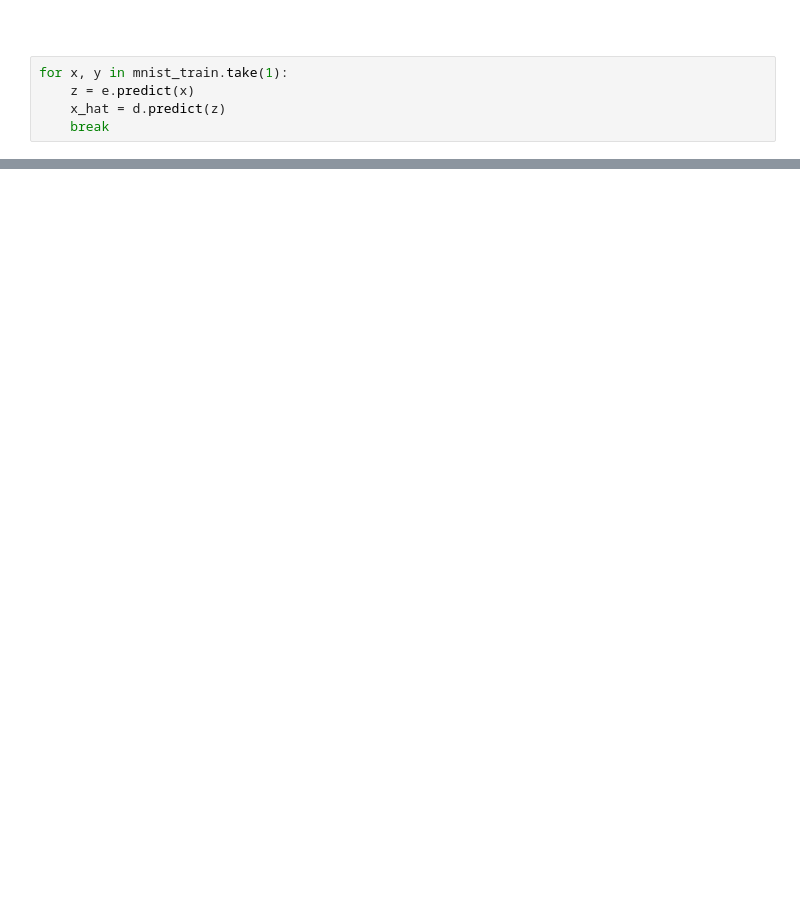
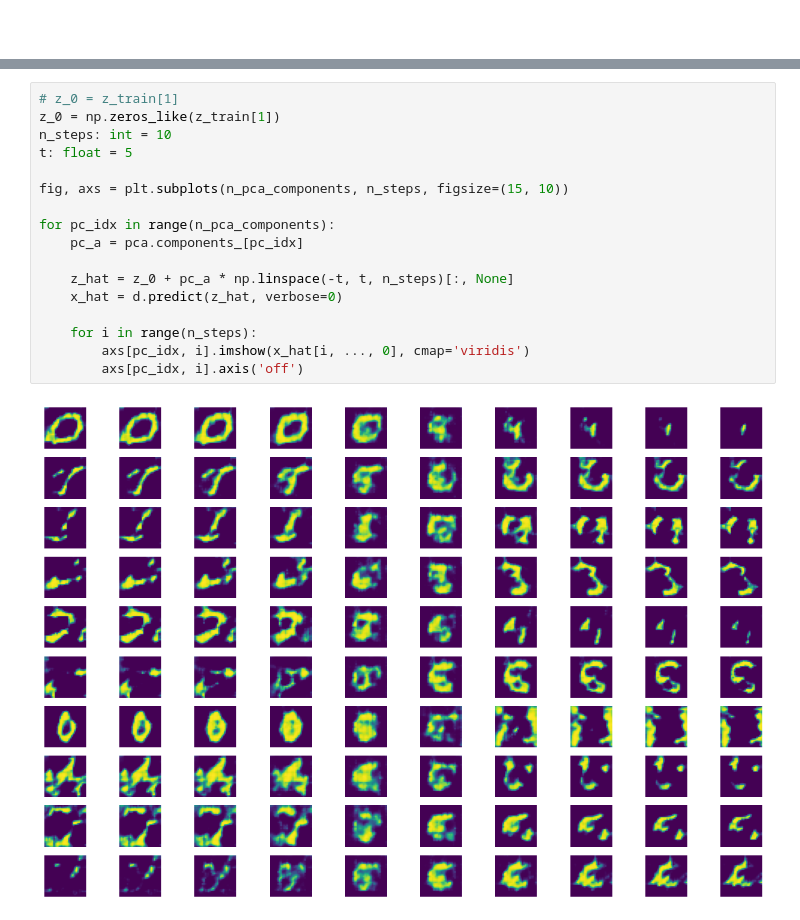
Before and after one commit to data-stepper/latex-university-shit, a Jupyter notebook: Presentations/deep_learning_presentation/mnist_neural_net.ipynb, the cells around one changed output, grey strips where cells are left out. Cells and saved outputs as stored; diff of their text form; blank space fills up the shorter version.

```diff
--- a/Presentations/deep_learning_presentation/mnist_neural_net.ipynb
+++ b/Presentations/deep_learning_presentation/mnist_neural_net.ipynb
@@ -252,7 +240,2 @@ roc_auc_score(y_train, classifier.predict_proba(z_train), multi_class='ovr')
 # %% [markdown]
 #
-# %%
-for x, y in mnist_train.take(1):
-    z = e.predict(x)
-    x_hat = d.predict(z)
-    break
@@ -311,3 +302,22 @@ _ = fig.suptitle('Interpolation between two latent space representations')
+# %%
+# z_0 = z_train[1]
+z_0 = np.zeros_like(z_train[1])
+n_steps: int = 10
+t: float = 5
+
+fig, axs = plt.subplots(n_pca_components, n_steps, figsize=(15, 10))
+
+for pc_idx in range(n_pca_components):
+    pc_a = pca.components_[pc_idx]
+
+    z_hat = z_0 + pc_a * np.linspace(-t, t, n_steps)[:, None]
+    x_hat = d.predict(z_hat, verbose=0)
+
+    for i in range(n_steps):
+        axs[pc_idx, i].imshow(x_hat[i, ..., 0], cmap='viridis')
+        axs[pc_idx, i].axis('off')
+# %% [output]
+[figure, added]
 # %%
 from sklearn.cluster import KMeans
 
```
Also changed, not shown: parts of 23 cells of this notebook.
